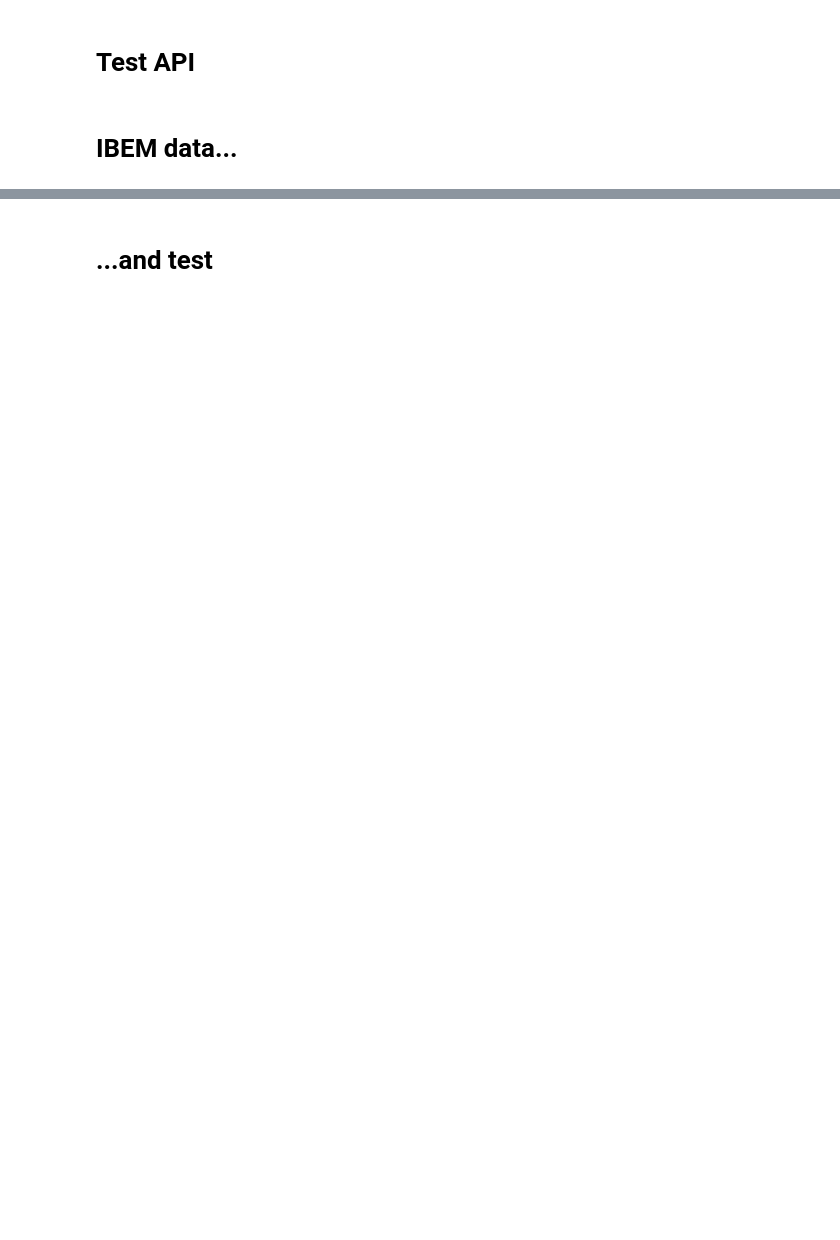
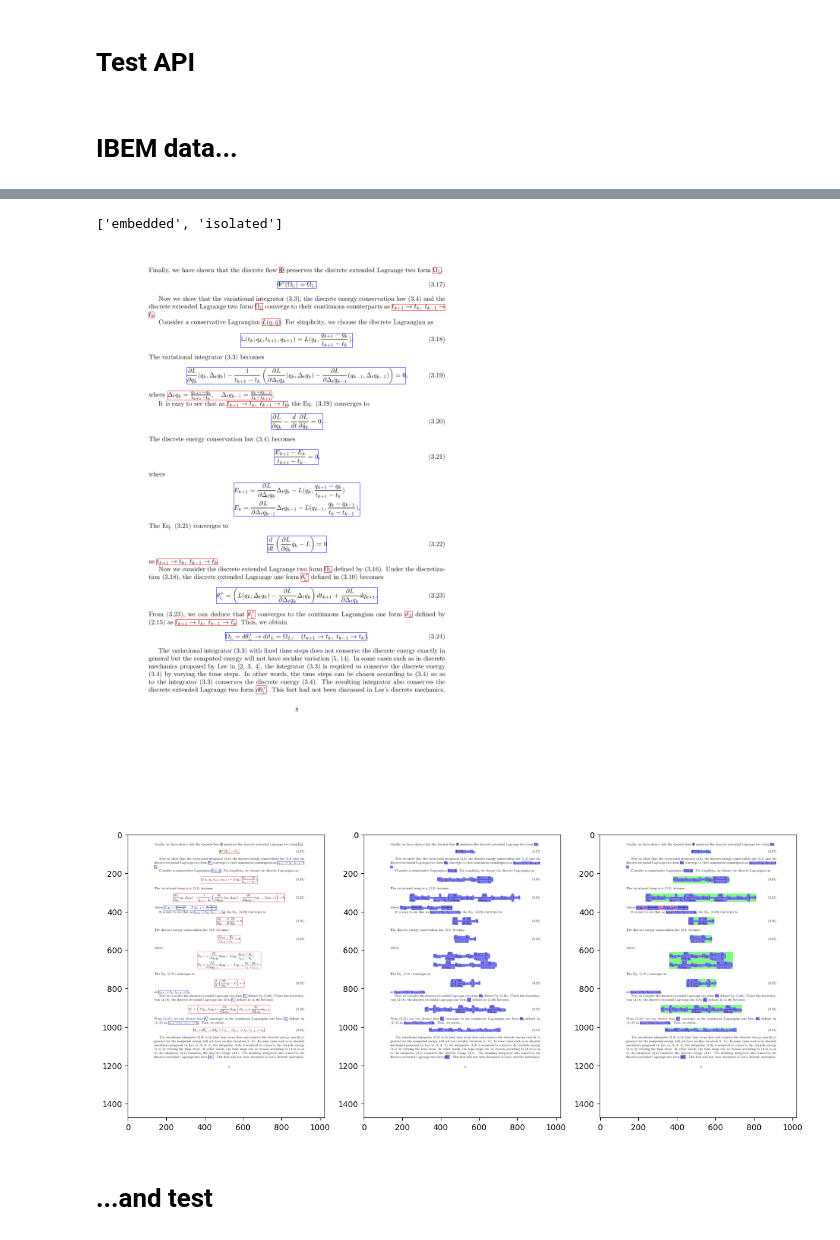
Before and after one commit to DungDuc/MEDNet, a Jupyter notebook: MEDNet.ipynb, the cells around one changed output, grey strips where cells are left out. Drawn from its saved outputs; the diff is of its cells as text; code cells hidden in the pictures; blank space fills up the shorter version.

```diff
--- a/MEDNet.ipynb
+++ b/MEDNet.ipynb
@@ -391,7 +391,7 @@ def ViewData(data_fn, LoadDataFunct):
     if img.shape[-1] == 1:
         y_img = cv2.cvtColor(img, cv2.COLOR_GRAY2RGB)
     for rg in RegionsGT:
-        cv2.rectangle(y_img, (int(rg.xmin), int(rg.ymin)), (int(rg.xmax), int(rg.ymax)), Colors[int(rg.tag)], 2)
+        cv2.rectangle(y_img, (int(rg.xmin), int(rg.ymin)), (int(rg.xmax), int(rg.ymax)), Colors[int(rg.tag)], 1)
 
     y_sseg = Reg2MaskSL(RegionsGT, img)
     y_sseg_img = MasksImg(y_sseg, img)
@@ -1242,33 +1242,37 @@ def Txt2Regions(txt_fn, img):
                     cnt2.append([int(x*img_w+1), int(y*img_h-1)])
 
                 cnt = np.asarray(cnt)
                 cnt2 = np.asarray(cnt2)
                 x,y,w,h = cv2.boundingRect(cnt2)
                 Regions.append(Region(str(label), x, y, x+w, y+h, poly=cnt))
 
     return Regions
 
-data_yaml = '/content/drive/MyDrive/Data/IBEM/IBEM.yaml'
+data_yaml = '/content/IBEM/IBEM.yaml'
 class_names = GetLabel(data_yaml)
 num_classes = len(class_names)
 print(class_names)
 
 def IBEMLoad(img_fn):
     # image
     img = cv2.imread(img_fn)
     img = cv2.cvtColor(img, cv2.COLOR_BGR2RGB)
 
     # regions
     txt_fn = img_fn.replace('images', 'labels').replace('.jpg', '.txt')
     RegionsGT = Txt2Regions(txt_fn, img)
 
     # adjust regions
     bw = Binary(img)
     RegionsGT = AdjustGTs(RegionsGT, bw)
 
     return img, RegionsGT
 
 # View data
 ViewData(Ts11Files[115], IBEMLoad)
+# %% [output]
+['embedded', 'isolated']
+[figure, added]
+[figure, added]
 # %% [markdown]
 # ...and test
```
Also changed, not shown: parts of 10 cells of this notebook.
